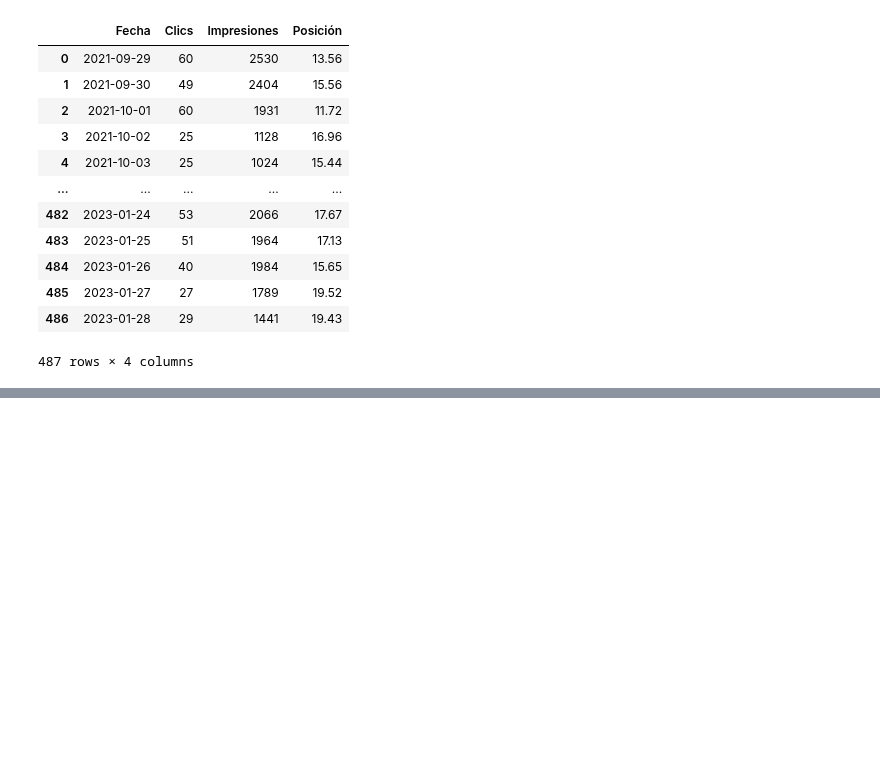
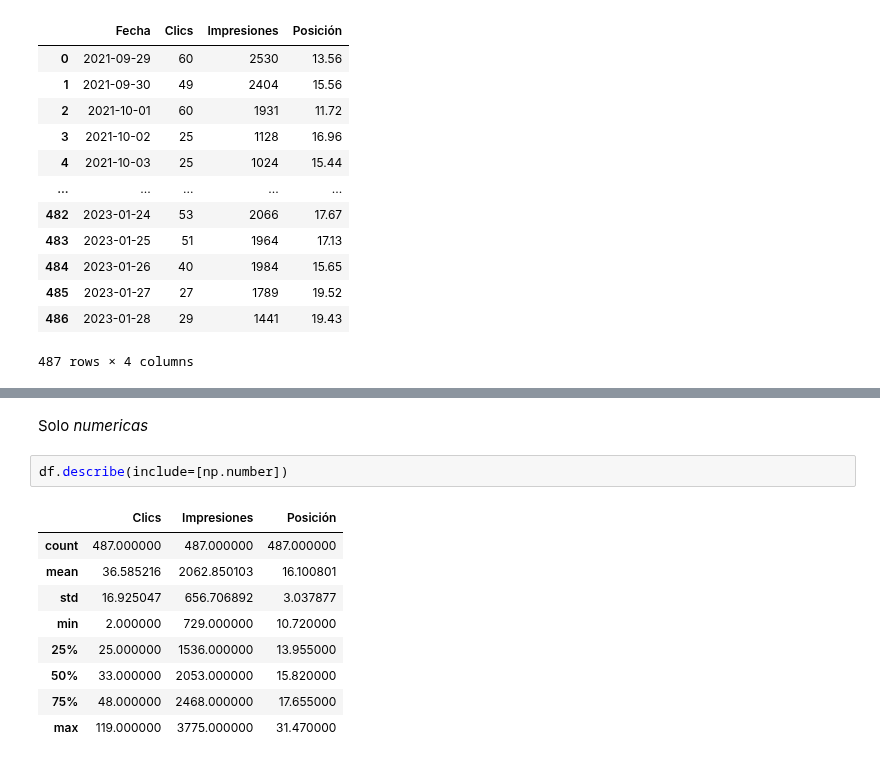
Before and after one commit to alexpin/Curso-Python, a Jupyter notebook: EDA/IFA.ipynb, the cells around one changed output, grey strips where cells are left out. Cells and saved outputs as stored; diff of their text form; blank space fills up the shorter version.

```diff
--- a/EDA/IFA.ipynb
+++ b/EDA/IFA.ipynb
@@ -80,0 +145,14 @@ df
+# %% [markdown]
+Solo *numericas*
+# %%
+df.describe(include=[np.number])
+# %% [output]
+|  | Clics | Impresiones | Posición |
+| count | 487.000000 | 487.000000 | 487.000000 |
+| mean | 36.585216 | 2062.850103 | 16.100801 |
+| std | 16.925047 | 656.706892 | 3.037877 |
+| min | 2.000000 | 729.000000 | 10.720000 |
+| 25% | 25.000000 | 1536.000000 | 13.955000 |
+| 50% | 33.000000 | 2053.000000 | 15.820000 |
+| 75% | 48.000000 | 2468.000000 | 17.655000 |
+| max | 119.000000 | 3775.000000 | 31.470000 |
```
Also changed, not shown: parts of 15 cells of this notebook.
